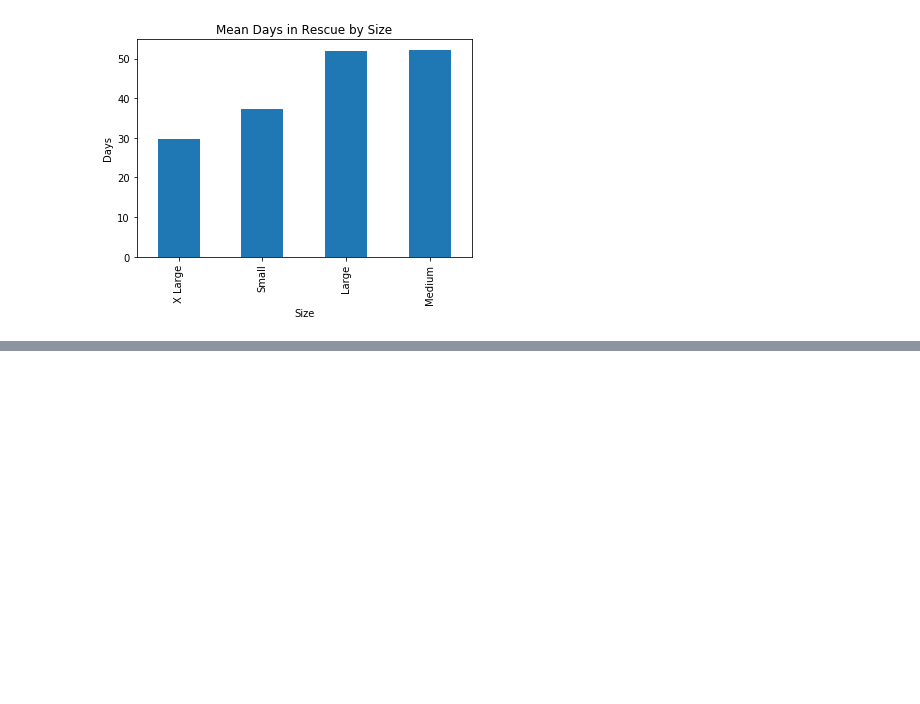
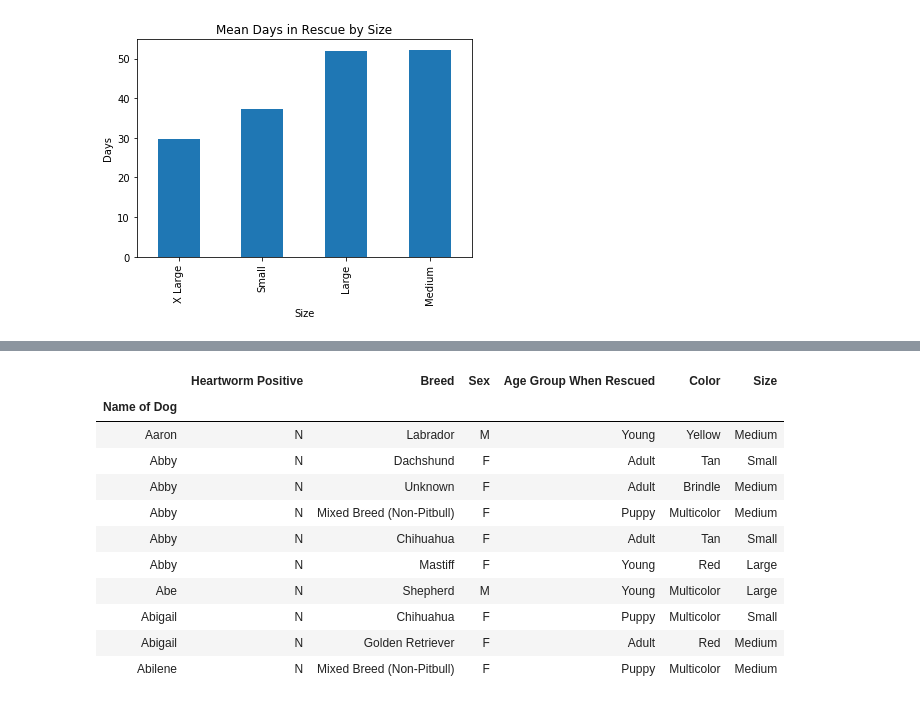
Before and after one commit to bhavanij2/dog-rescue-prediction, a Jupyter notebook: Needy_Paws.ipynb, the cells around one changed output, grey strips where cells are left out. Cells and saved outputs as stored; diff of their text form; code cells hidden in the pictures; blank space fills up the shorter version.

```diff
--- a/Needy_Paws.ipynb
+++ b/Needy_Paws.ipynb
@@ -195,0 +204,17 @@ plt.show()
+# %%
+#we only need to encode the object datatypes
+obj_data = data.select_dtypes(include=['object'])
+obj_data.head(10)
+# %% [output]
+|  | Heartworm Positive | Breed | Sex | Age Group When Rescued | Color | Size |
+| Name of Dog |  |  |  |  |  |  |
+| Aaron | N | Labrador | M | Young | Yellow | Medium |
+| Abby | N | Dachshund | F | Adult | Tan | Small |
+| Abby | N | Unknown | F | Adult | Brindle | Medium |
+| Abby | N | Mixed Breed (Non-Pitbull) | F | Puppy | Multicolor | Medium |
+| Abby | N | Chihuahua | F | Adult | Tan | Small |
+| Abby | N | Mastiff | F | Young | Red | Large |
+| Abe | N | Shepherd | M | Young | Multicolor | Large |
+| Abigail | N | Chihuahua | F | Puppy | Multicolor | Small |
+| Abigail | N | Golden Retriever | F | Adult | Red | Medium |
+| Abilene | N | Mixed Breed (Non-Pitbull) | F | Puppy | Multicolor | Medium |
```
Also changed, not shown: parts of 22 cells of this notebook.
